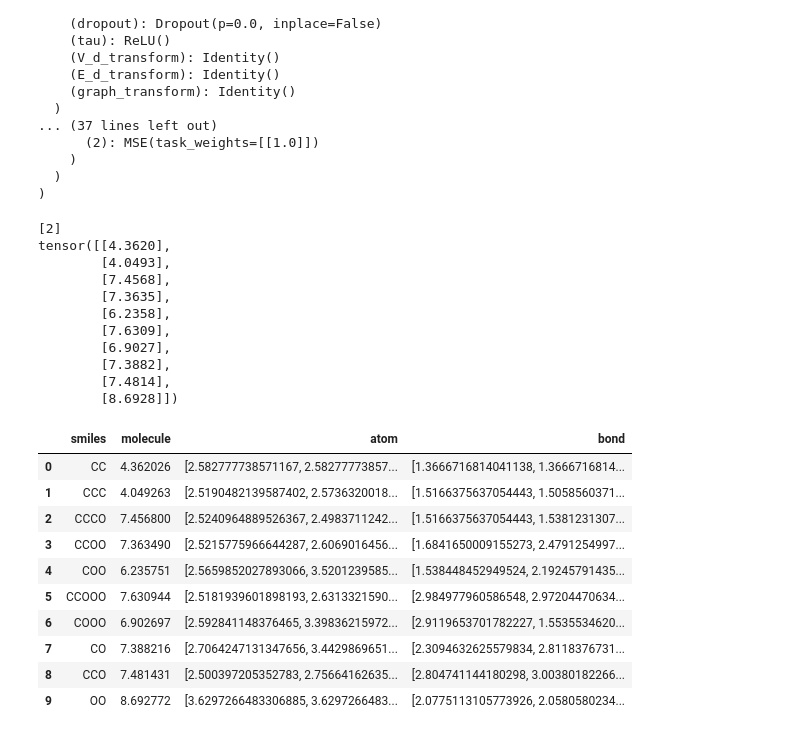
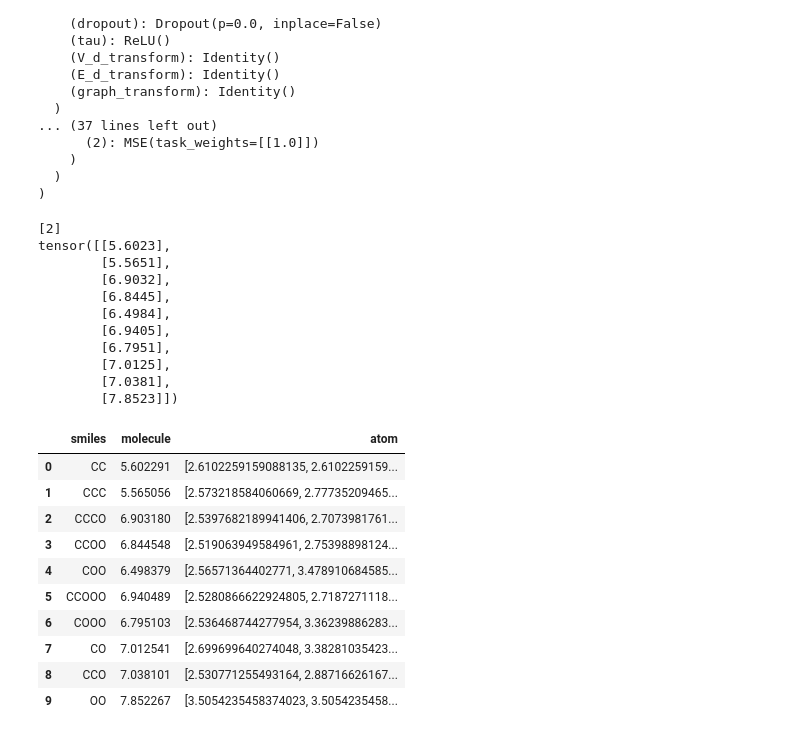
Before and after one commit to twinbrian/chemprop, a Jupyter notebook: examples/bonds.ipynb, the cells around one changed output. Cells and saved outputs as stored; diff of their text form; code cells hidden in the pictures.

Commit message:
new changes with configuration

```diff
--- a/examples/bonds.ipynb
+++ b/examples/bonds.ipynb
@@ -20,7 +20,7 @@ chemprop_dir = Path.cwd().parent
 input_path = chemprop_dir / "tests" / "data" / "mixed_regression_input.csv" # path to your data .csv file
 num_workers = 0 # number of workers for dataloader. 0 means using main process for data loading
 smiles_column = 'smiles' # name of the column containing SMILES strings
-target_columns = ['molecule', 'atom', 'bond'] # list of names of the columns containing targets
+target_columns = ['molecule', 'atom'] # list of names of the columns containing targets
 # %%
 df_input = pd.read_csv(input_path)
 df_input
@@ -167,25 +171,25 @@ MoleculeDataset(data=[MoleculeDatapoint(mol=<rdkit.Chem.rdchem.Mol object at 0x.
 # %%
 val_dsets = []
-val_dsets.append(data.MoleculeDataset(val_data[0][0], featurizer))
-val_dsets.append(data.AtomDataset(val_data[0][1], featurizer))
-val_dsets.append(data.BondDataset(val_data[0][2], featurizer))
+val_dsets.append(data.MoleculeDataset(val_data[0][0], featurizer)) if configuration[0] == 1 else val_dsets.append(data.MockDataset())
+val_dsets.append(data.AtomDataset(val_data[0][1], featurizer)) if configuration[1] == 1 else val_dsets.append(data.MockDataset())
+val_dsets.append(data.BondDataset(val_data[0][2], featurizer)) if configuration[2] == 1 else val_dsets.append(data.MockDataset())
 val_dsets[0].normalize_targets(mol_scaler)
 val_dsets[1].normalize_targets(atom_scaler)
 val_dsets[2].normalize_targets(bond_scaler)
 val_dset = data.MolAtomBondDataset(val_dsets[0], val_dsets[1], val_dsets[2])
 
 test_dsets = []
-test_dsets.append(data.MoleculeDataset(test_data[0][0], featurizer))
-test_dsets.append(data.AtomDataset(test_data[0][1], featurizer))
-test_dsets.append(data.BondDataset(test_data[0][2], featurizer))
+test_dsets.append(data.MoleculeDataset(test_data[0][0], featurizer)) if configuration[0] == 1 else test_dsets.append(data.MockDataset())
+test_dsets.append(data.AtomDataset(test_data[0][1], featurizer)) if configuration[1] == 1 else test_dsets.append(data.MockDataset())
+test_dsets.append(data.BondDataset(test_data[0][2], featurizer)) if configuration[2] == 1 else test_dsets.append(data.MockDataset())
 test_dset = data.MolAtomBondDataset(test_dsets[0], test_dsets[1], test_dsets[2])
 
 all_dsets = []
-all_dsets.append(data.MoleculeDataset(all_data[0], featurizer))
-all_atom_data = data.AtomDataset(all_data[1], featurizer)
+all_dsets.append(data.MoleculeDataset(all_data[0], featurizer)) if configuration[0] == 1 else all_dsets.append(data.MockDataset())
+all_atom_data = data.AtomDataset(all_data[1], featurizer) if configuration[1] == 1 else data.MockDataset()
 all_dsets.append(all_atom_data)
 atom_slices = all_atom_data._slices
-all_bond_data = data.BondDataset(all_data[2], featurizer)
+all_bond_data = data.BondDataset(all_data[2], featurizer) if configuration[2] == 1 else data.MockDataset()
 all_dsets.append(all_bond_data)
 bond_slices = all_bond_data._slices
 all_dset = data.MolAtomBondDataset(all_dsets[0], all_dsets[1], all_dsets[2])
@@ -483,51 +482,53 @@ for i in range(1, len(target_cols)):
 # %%
 print(atom_cols)
 print(mol_average_preds)
 df_test.iloc[:, mol_cols] = mol_average_preds.tolist()
 
 for i in range(len(df_test)):
-    first_atom = atom_slices.index(i)
-    last_atom = first_atom + atom_slices.count(i)
-    atom_preds = atom_average_preds[first_atom:last_atom]
-    df_test.iloc[i, atom_cols] = [str(atom_preds[:,j].tolist()) for j in range(len(atom_cols))]
+    if atom_slices is not None:
+        first_atom = atom_slices.index(i)
+        last_atom = first_atom + atom_slices.count(i)
+        atom_preds = atom_average_preds[first_atom:last_atom]
+        df_test.iloc[i, atom_cols] = [str(atom_preds[:,j].tolist()) for j in range(len(atom_cols))]
 
-    first_bond = bond_slices.index(i)
-    last_bond = first_bond + bond_slices.count(i)
-    bond_preds = bond_average_preds[first_atom:last_atom]
-    df_test.iloc[i, bond_cols] = [str(bond_preds[:,j].tolist()) for j in range(len(bond_cols))]
+    if bond_slices is not None:
+        first_bond = bond_slices.index(i)
+        last_bond = first_bond + bond_slices.count(i)
+        bond_preds = bond_average_preds[first_atom:last_atom]
+        df_test.iloc[i, bond_cols] = [str(bond_preds[:,j].tolist()) for j in range(len(bond_cols))]
 
 #torch.split(average_preds, split_size_or_sections=torch.bincount(torch.tensor(slices)).tolist(), dim=0)
 
 output_path = chemprop_dir / "tests" / "data" / "mixed_regression_output.csv"
 if output_path.suffix == ".pkl":
     df_test = df_test.reset_index(drop=True)
     df_test.to_pickle(output_path)
 else:
     df_test.to_csv(output_path, index=False)
 
 df_test
 
 # do the reordering of target columns outside here in jupyter notebook but inside parsing.py in the cli
 # %% [output]
 [2]
-tensor([[4.3620],
-        [4.0493],
-        [7.4568],
-        [7.3635],
-        [6.2358],
-        [7.6309],
-        [6.9027],
-        [7.3882],
-        [7.4814],
-        [8.6928]])
+tensor([[5.6023],
+        [5.5651],
+        [6.9032],
+        [6.8445],
+        [6.4984],
+        [6.9405],
+        [6.7951],
+        [7.0125],
+        [7.0381],
+        [7.8523]])
-|  | smiles | molecule | atom | bond |
-| 0 | CC | 4.362026 | [2.582777738571167, 2.58277773857... | [1.3666716814041138, 1.3666716814... |
-| 1 | CCC | 4.049263 | [2.5190482139587402, 2.5736320018... | [1.5166375637054443, 1.5058560371... |
-| 2 | CCCO | 7.456800 | [2.5240964889526367, 2.4983711242... | [1.5166375637054443, 1.5381231307... |
-| 3 | CCOO | 7.363490 | [2.5215775966644287, 2.6069016456... | [1.6841650009155273, 2.4791254997... |
-| 4 | COO | 6.235751 | [2.5659852027893066, 3.5201239585... | [1.538448452949524, 2.19245791435... |
-| 5 | CCOOO | 7.630944 | [2.5181939601898193, 2.6313321590... | [2.984977960586548, 2.97204470634... |
-| 6 | COOO | 6.902697 | [2.592841148376465, 3.39836215972... | [2.9119653701782227, 1.5535534620... |
-| 7 | CO | 7.388216 | [2.7064247131347656, 3.4429869651... | [2.3094632625579834, 2.8118376731... |
-| 8 | CCO | 7.481431 | [2.500397205352783, 2.75664162635... | [2.804741144180298, 3.00380182266... |
-| 9 | OO | 8.692772 | [3.6297266483306885, 3.6297266483... | [2.0775113105773926, 2.0580580234... |
+|  | smiles | molecule | atom |
+| 0 | CC | 5.602291 | [2.6102259159088135, 2.6102259159... |
+| 1 | CCC | 5.565056 | [2.573218584060669, 2.77735209465... |
+| 2 | CCCO | 6.903180 | [2.5397682189941406, 2.7073981761... |
+| 3 | CCOO | 6.844548 | [2.519063949584961, 2.75398898124... |
+| 4 | COO | 6.498379 | [2.56571364402771, 3.478910684585... |
+| 5 | CCOOO | 6.940489 | [2.5280866622924805, 2.7187271118... |
+| 6 | COOO | 6.795103 | [2.536468744277954, 3.36239886283... |
+| 7 | CO | 7.012541 | [2.699699640274048, 3.38281035423... |
+| 8 | CCO | 7.038101 | [2.530771255493164, 2.88716626167... |
+| 9 | OO | 7.852267 | [3.5054235458374023, 3.5054235458... |
```
Also changed, not shown: parts of 9 cells of this notebook, 10 other files.
